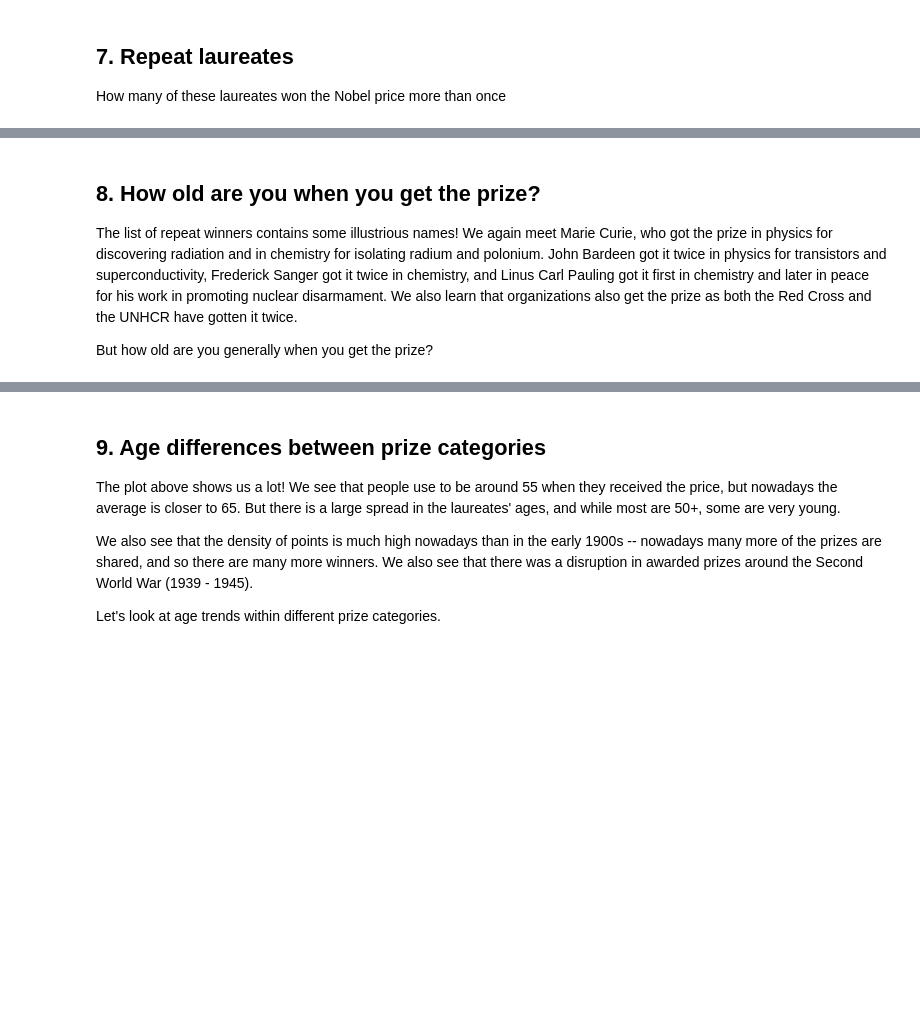
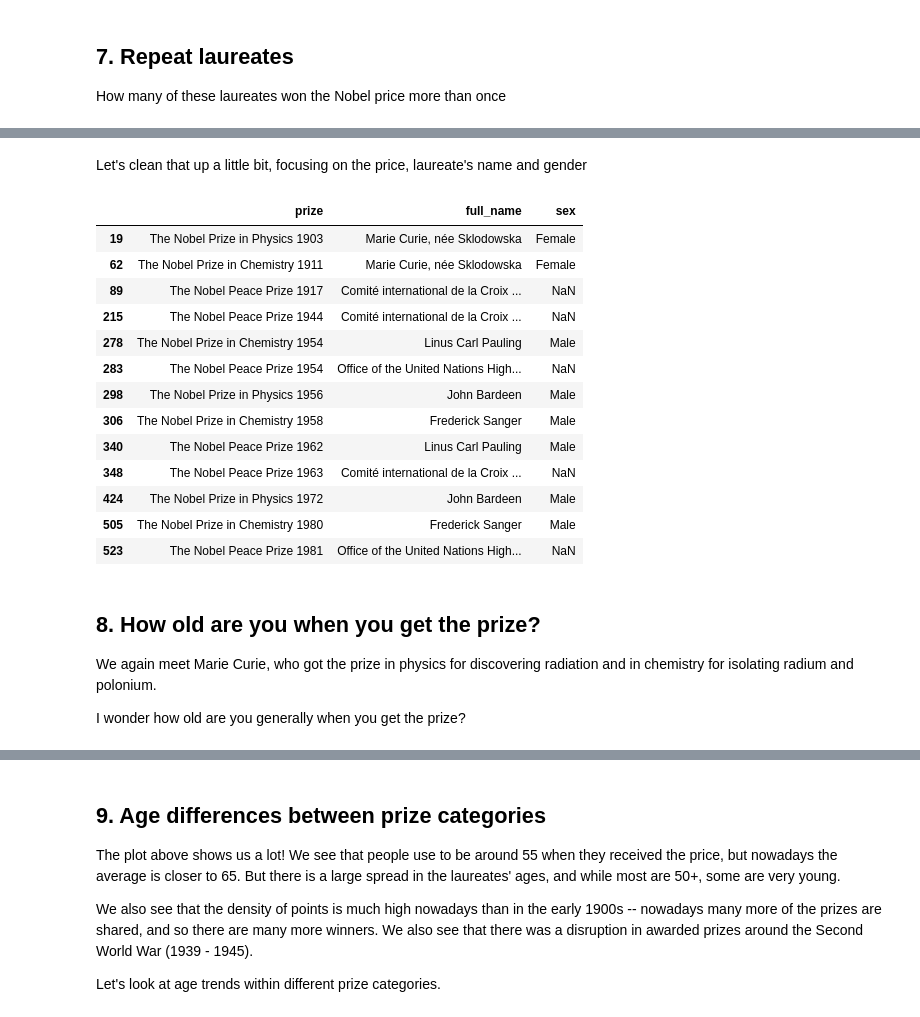
Before and after one commit to JimRaph/JImRaph.github.io, a Jupyter notebook: A Visual History of Nobel Prize Winners/notebook.ipynb, the cells around one changed output, grey strips where cells are left out. Cells and saved outputs as stored; diff of their text form; code cells hidden in the pictures; blank space fills up the shorter version.

```diff
--- a/A Visual History of Nobel Prize Winners/notebook.ipynb
+++ b/A Visual History of Nobel Prize Winners/notebook.ipynb
@@ -138,7 +138,8 @@ nobel[nobel['sex']=='Female'].nsmallest(1,'year')
 <p>How many of these laureates won the Nobel price more than once</p>
 # %%
 # Selecting the laureates that have received 2 or more prizes.
-nobel.groupby('full_name').filter(lambda x: len(x) >=2)
+Repeaters = nobel.groupby('full_name').filter(lambda x: len(x) >=2)
+display(Repeaters)
 # %% [output]
 |  | year | category | prize | motivation | prize_share | laureate_id | laureate_type | full_name | ... |
 | 19 | 1903 | Physics | The Nobel Prize in Physics 1903 | "in recognition of the extraordin... | 1/4 | 6 | Individual | Marie Curie, née Sklodowska | ... |
@@ -157,7 +159,26 @@ nobel.groupby('full_name').filter(lambda x: len(x) >=2)
+# %% [markdown]
+Let's clean that up a little bit, focusing on the price, laureate's name and gender
+# %%
+Repeaters[['prize','full_name', 'sex']]
+# %% [output]
+|  | prize | full_name | sex |
+| 19 | The Nobel Prize in Physics 1903 | Marie Curie, née Sklodowska | Female |
+| 62 | The Nobel Prize in Chemistry 1911 | Marie Curie, née Sklodowska | Female |
+| 89 | The Nobel Peace Prize 1917 | Comité international de la Croix ... | NaN |
+| 215 | The Nobel Peace Prize 1944 | Comité international de la Croix ... | NaN |
+| 278 | The Nobel Prize in Chemistry 1954 | Linus Carl Pauling | Male |
+| 283 | The Nobel Peace Prize 1954 | Office of the United Nations High... | NaN |
+| 298 | The Nobel Prize in Physics 1956 | John Bardeen | Male |
+| 306 | The Nobel Prize in Chemistry 1958 | Frederick Sanger | Male |
+| 340 | The Nobel Peace Prize 1962 | Linus Carl Pauling | Male |
+| 348 | The Nobel Peace Prize 1963 | Comité international de la Croix ... | NaN |
+| 424 | The Nobel Prize in Physics 1972 | John Bardeen | Male |
+| 505 | The Nobel Prize in Chemistry 1980 | Frederick Sanger | Male |
+| 523 | The Nobel Peace Prize 1981 | Office of the United Nations High... | NaN |
 # %% [markdown]
 ## 8. How old are you when you get the prize?
-<p>The list of repeat winners contains some illustrious names! We again meet Marie Curie, who got the prize in physics for discovering radiation and in chemistry for isolating radium and polonium. John Bardeen got it twice in physics for transistors and superconductivity, Frederick Sanger got it twice in chemistry, and Linus Carl Pauling got it first in chemistry and later in peace for his work in promoting nuclear disarmament. We also learn that organizations also get the prize as both the Red Cross and the UNHCR have gotten it twice.</p>
-<p>But how old are you generally when you get the prize?</p>
+<p>We again meet Marie Curie, who got the prize in physics for discovering radiation and in chemistry for isolating radium and polonium.</p>
+<p>I wonder how old are you generally when you get the prize?</p>
 # %%
 # Converting birth_date from String to datetime
 nobel['birth_date'] = pd.to_datetime(nobel['birth_date'])
```
Also changed, not shown: parts of 7 cells of this notebook.
